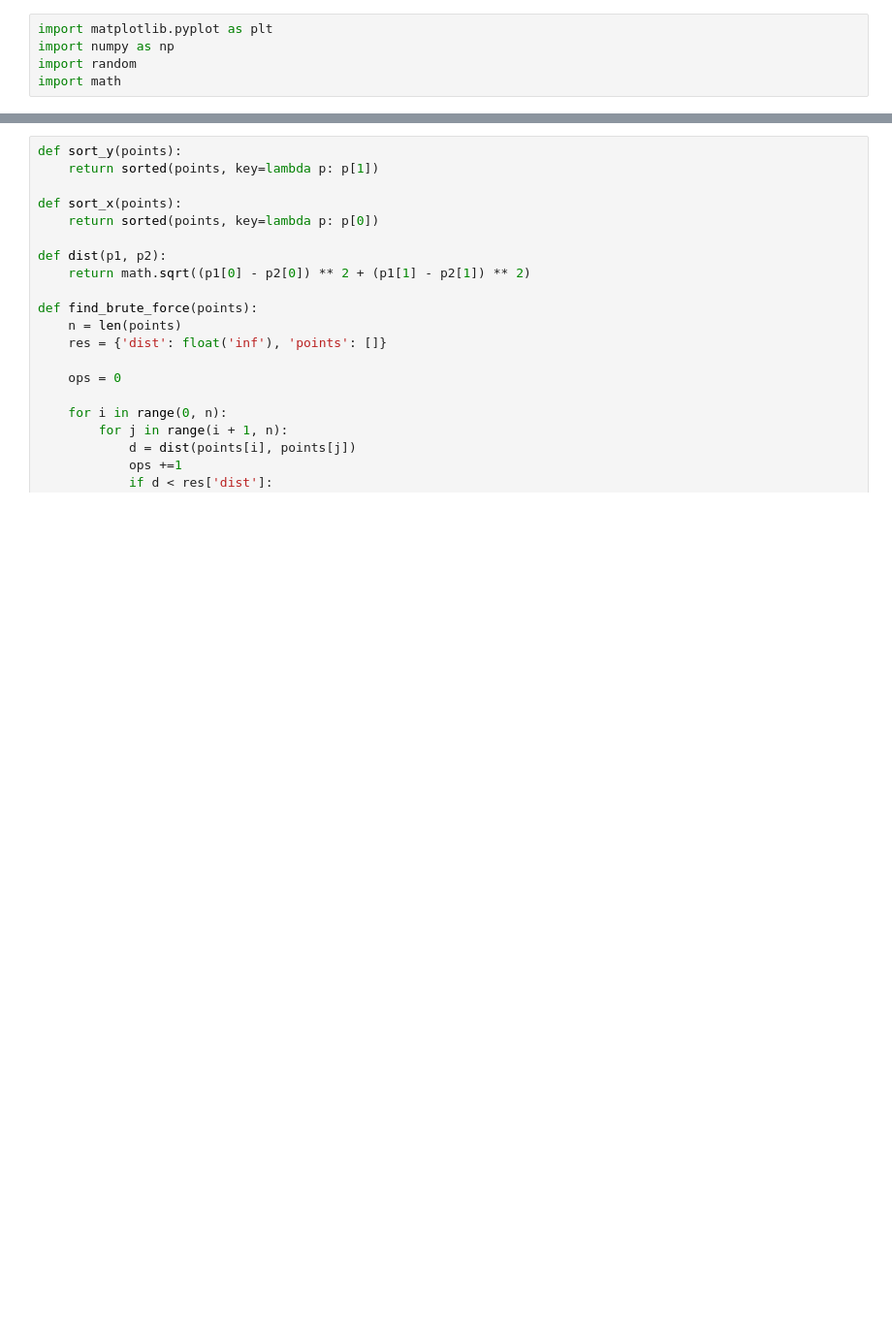
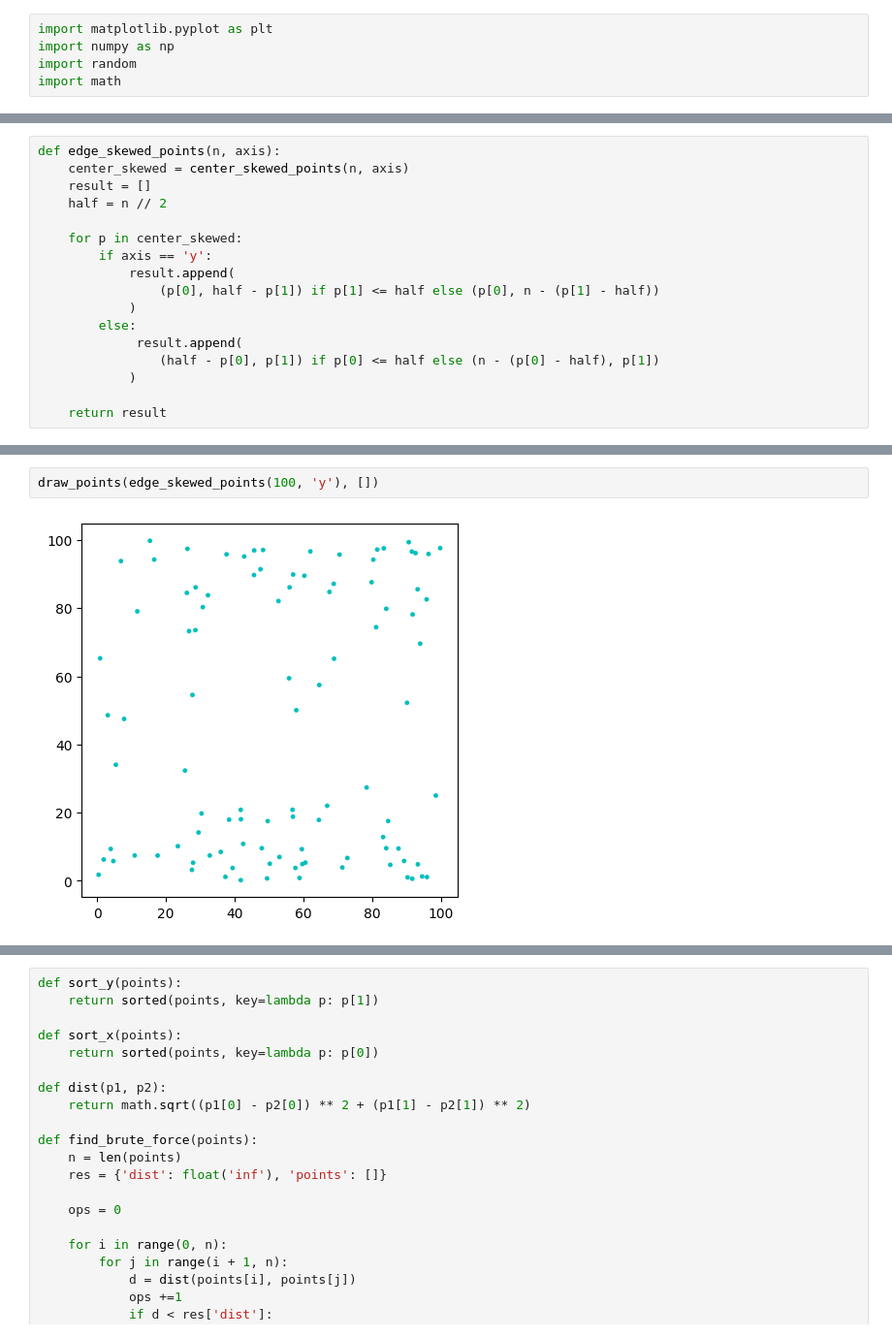
Before and after one commit to yurtsiv/pwr, a Jupyter notebook: masters/semester-2/mpa/lab5/Lab 5.ipynb, the cells around one changed output, grey strips where cells are left out. Shown at 97% size. Cells and saved outputs as stored; diff of their text form; blank space fills up the shorter version.

```diff
--- a/masters/semester-2/mpa/lab5/Lab 5.ipynb
+++ b/masters/semester-2/mpa/lab5/Lab 5.ipynb
@@ -22,0 +51,17 @@ def random_square_points(n, side = 100):
+# %%
+def edge_skewed_points(n, axis):
+    center_skewed = center_skewed_points(n, axis)
+    result = []
+    half = n // 2
+
+    for p in center_skewed:
+        if axis == 'y':
+            result.append(
+                (p[0], half - p[1]) if p[1] <= half else (p[0], n - (p[1] - half))
+            )
+        else:
+             result.append(
+                (half - p[0], p[1]) if p[0] <= half else (n - (p[0] - half), p[1])
+            )
+
+    return result
@@ -22,0 +99,4 @@ def random_square_points(n, side = 100):
+# %%
+draw_points(edge_skewed_points(100, 'y'), [])
+# %% [output]
+[figure, added]
```
Also changed, not shown: parts of 21 cells of this notebook.
